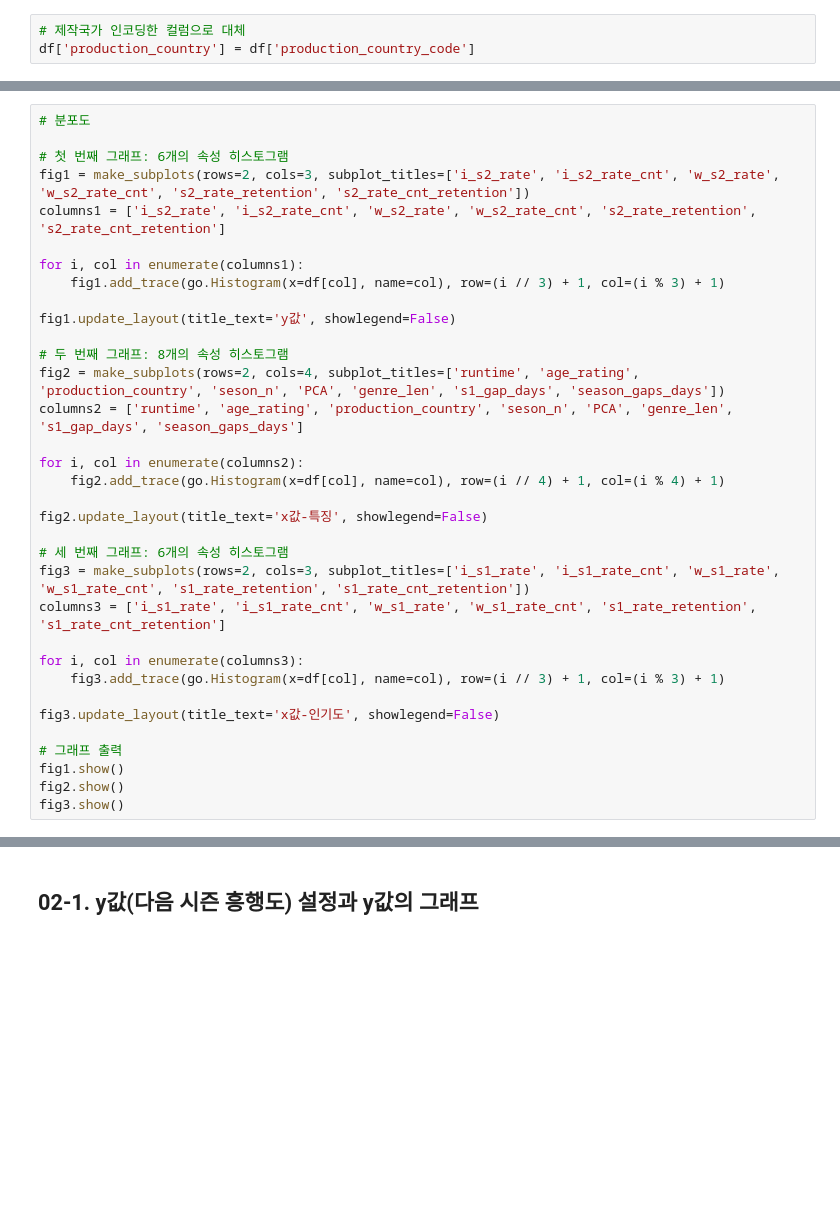
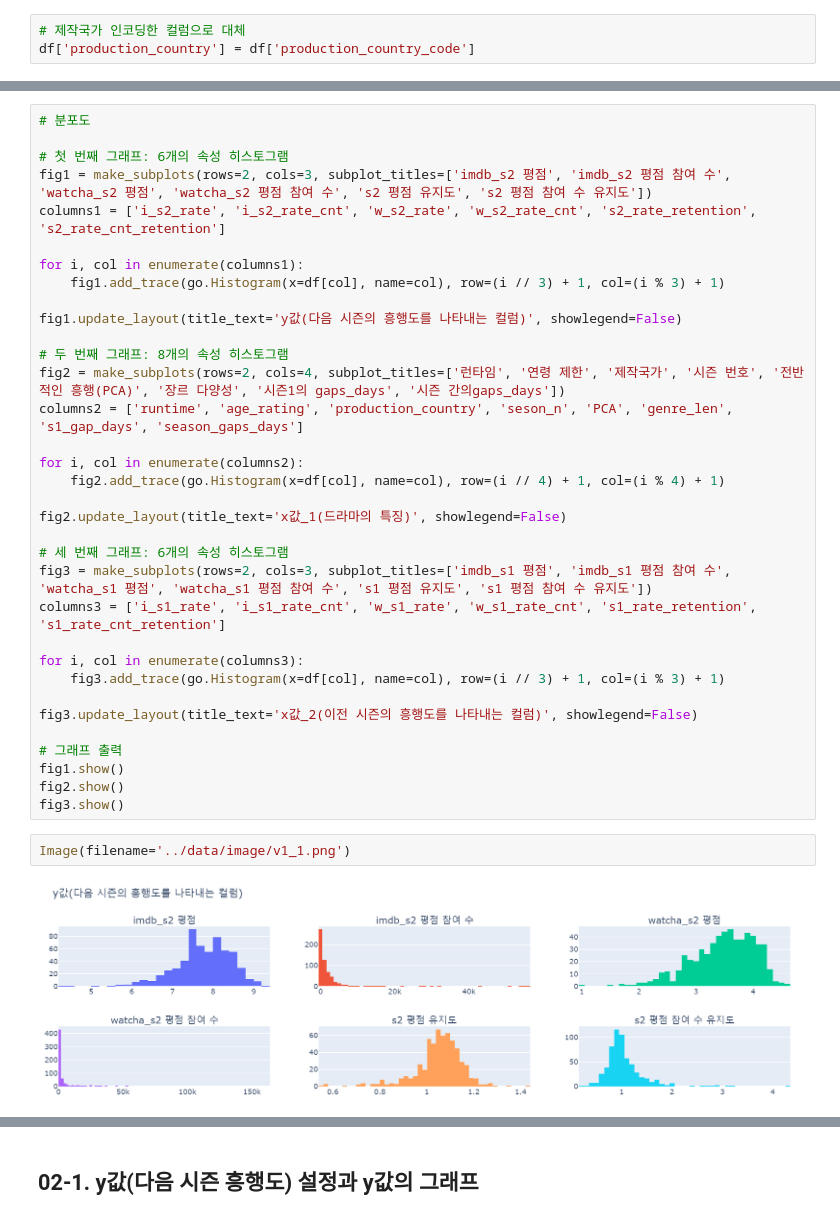
Before and after one commit to JoQri/ML_Netflix_project, a Jupyter notebook: ml/v1.ipynb, the cells around one changed output, grey strips where cells are left out. Cells and saved outputs as stored; diff of their text form; blank space fills up the shorter version.

```diff
--- a/ml/v1.ipynb
+++ b/ml/v1.ipynb
@@ -102,33 +85,37 @@ Data columns (total 42 columns):
 # 분포도
 
 # 첫 번째 그래프: 6개의 속성 히스토그램
-fig1 = make_subplots(rows=2, cols=3, subplot_titles=['i_s2_rate', 'i_s2_rate_cnt', 'w_s2_rate', 'w_s2_rate_cnt', 's2_rate_retention', 's2_rate_cnt_retention'])
+fig1 = make_subplots(rows=2, cols=3, subplot_titles=['imdb_s2 평점', 'imdb_s2 평점 참여 수', 'watcha_s2 평점', 'watcha_s2 평점 참여 수', 's2 평점 유지도', 's2 평점 참여 수 유지도'])
 columns1 = ['i_s2_rate', 'i_s2_rate_cnt', 'w_s2_rate', 'w_s2_rate_cnt', 's2_rate_retention', 's2_rate_cnt_retention']
 
 for i, col in enumerate(columns1):
     fig1.add_trace(go.Histogram(x=df[col], name=col), row=(i // 3) + 1, col=(i % 3) + 1)
 
-fig1.update_layout(title_text='y값', showlegend=False)
+fig1.update_layout(title_text='y값(다음 시즌의 흥행도를 나타내는 컬럼)', showlegend=False)
 
 # 두 번째 그래프: 8개의 속성 히스토그램
-fig2 = make_subplots(rows=2, cols=4, subplot_titles=['runtime', 'age_rating', 'production_country', 'seson_n', 'PCA', 'genre_len', 's1_gap_days', 'season_gaps_days'])
+fig2 = make_subplots(rows=2, cols=4, subplot_titles=['런타임', '연령 제한', '제작국가', '시즌 번호', '전반적인 흥행(PCA)', '장르 다양성', '시즌1의 gaps_days', '시즌 간의gaps_days'])
 columns2 = ['runtime', 'age_rating', 'production_country', 'seson_n', 'PCA', 'genre_len', 's1_gap_days', 'season_gaps_days']
 
 for i, col in enumerate(columns2):
     fig2.add_trace(go.Histogram(x=df[col], name=col), row=(i // 4) + 1, col=(i % 4) + 1)
 
-fig2.update_layout(title_text='x값-특징', showlegend=False)
+fig2.update_layout(title_text='x값_1(드라마의 특징)', showlegend=False)
 
 # 세 번째 그래프: 6개의 속성 히스토그램
-fig3 = make_subplots(rows=2, cols=3, subplot_titles=['i_s1_rate', 'i_s1_rate_cnt', 'w_s1_rate', 'w_s1_rate_cnt', 's1_rate_retention', 's1_rate_cnt_retention'])
+fig3 = make_subplots(rows=2, cols=3, subplot_titles=['imdb_s1 평점', 'imdb_s1 평점 참여 수', 'watcha_s1 평점', 'watcha_s1 평점 참여 수', 's1 평점 유지도', 's1 평점 참여 수 유지도'])
 columns3 = ['i_s1_rate', 'i_s1_rate_cnt', 'w_s1_rate', 'w_s1_rate_cnt', 's1_rate_retention', 's1_rate_cnt_retention']
 
 for i, col in enumerate(columns3):
     fig3.add_trace(go.Histogram(x=df[col], name=col), row=(i // 3) + 1, col=(i % 3) + 1)
 
-fig3.update_layout(title_text='x값-인기도', showlegend=False)
+fig3.update_layout(title_text='x값_2(이전 시즌의 흥행도를 나타내는 컬럼)', showlegend=False)
 
 # 그래프 출력
 fig1.show()
 fig2.show()
 fig3.show()
+# %%
+Image(filename='../data/image/v1_1.png')
+# %% [output]
+[figure, added]
```
Also changed, not shown: parts of 13 cells of this notebook, 4 other files.
